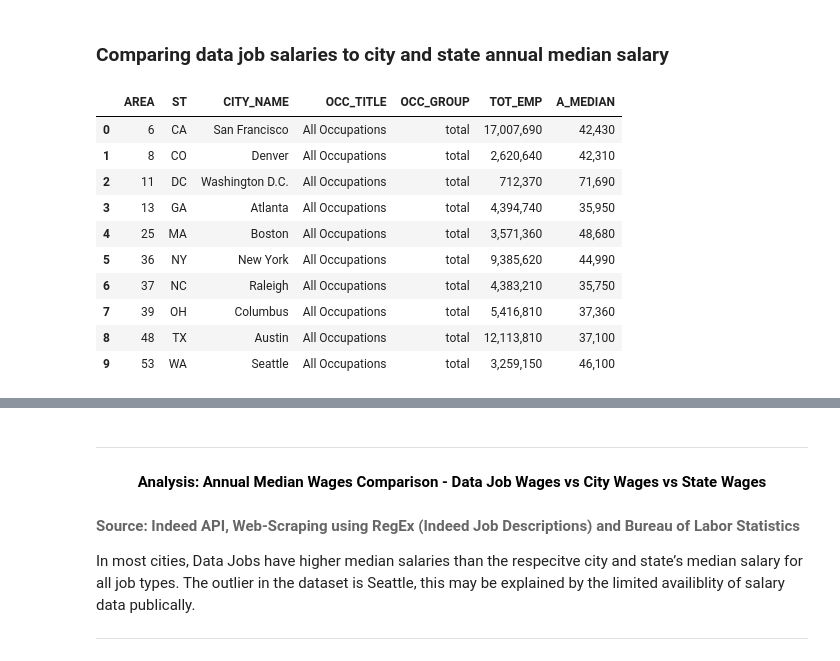
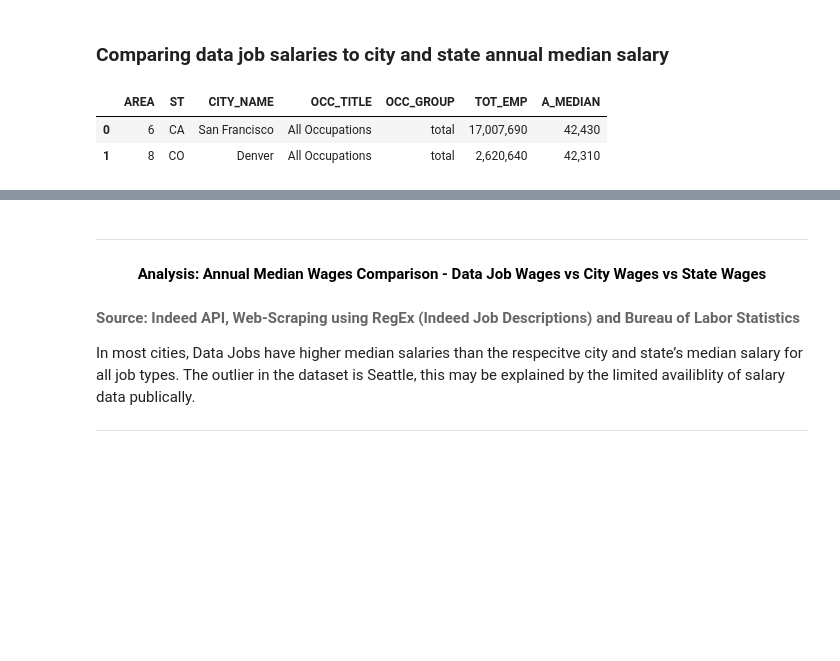
Before and after one commit to esharma3/project_data_jobs_market_analysis, a Jupyter notebook: code/data_preprocessing_and_analysis.ipynb, the cells around one changed output, grey strips where cells are left out. Cells and saved outputs as stored; diff of their text form; code cells hidden in the pictures; blank space fills up the shorter version.

```diff
--- a/code/data_preprocessing_and_analysis.ipynb
+++ b/code/data_preprocessing_and_analysis.ipynb
@@ -1082,17 +1012,9 @@ This visualization represents the salary range based on the city. For most citie
 # %% [markdown]
 ### Comparing data job salaries to city and state annual median salary
 # %%
-state_median_sal
+state_median_sal.head(2)
 # %% [output]
 |  | AREA | ST | CITY_NAME | OCC_TITLE | OCC_GROUP | TOT_EMP | A_MEDIAN |
 | 0 | 6 | CA | San Francisco | All Occupations | total | 17,007,690 | 42,430 |
 | 1 | 8 | CO | Denver | All Occupations | total | 2,620,640 | 42,310 |
-| 2 | 11 | DC | Washington D.C. | All Occupations | total | 712,370 | 71,690 |
-| 3 | 13 | GA | Atlanta | All Occupations | total | 4,394,740 | 35,950 |
-| 4 | 25 | MA | Boston | All Occupations | total | 3,571,360 | 48,680 |
-| 5 | 36 | NY | New York | All Occupations | total | 9,385,620 | 44,990 |
-| 6 | 37 | NC | Raleigh | All Occupations | total | 4,383,210 | 35,750 |
-| 7 | 39 | OH | Columbus | All Occupations | total | 5,416,810 | 37,360 |
-| 8 | 48 | TX | Austin | All Occupations | total | 12,113,810 | 37,100 |
-| 9 | 53 | WA | Seattle | All Occupations | total | 3,259,150 | 46,100 |
 # %%
```
Also changed, not shown: parts of 22 cells of this notebook.
